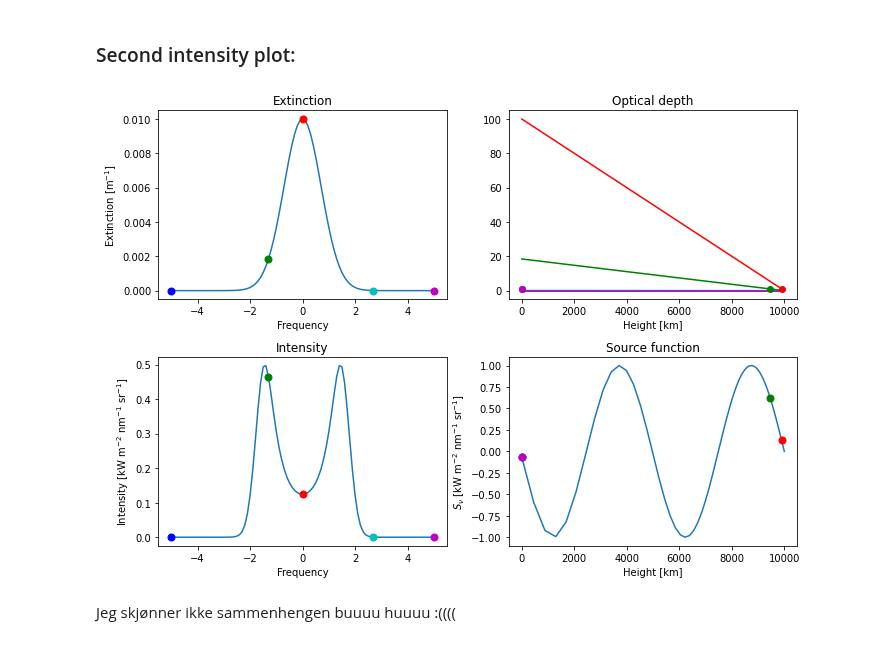
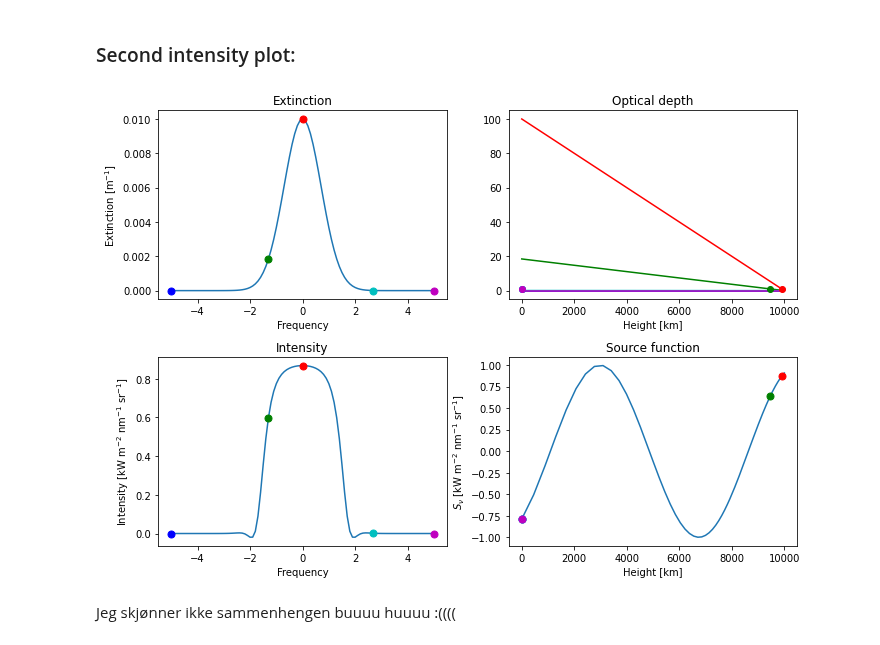
Before and after one commit to Rachelstiansen/AST4310, a Jupyter notebook: project work/project1/project1_student.ipynb, the cells around one changed output. Cells and saved outputs as stored; diff of their text form; code cells hidden in the pictures.

Commit message:
little closer second plot, amybe?

```diff
--- a/project work/project1/project1_student.ipynb
+++ b/project work/project1/project1_student.ipynb
@@ -146,24 +146,24 @@ From here we tweaked the parameters to resemble the figure as much as possible.
 # %%
 """extinction = (5 * np.exp(- freq ** 2) + 4 * np.exp(- 5 * (freq + 3) ** 2) + np.exp(- (freq - 1) ** 2)) / units.m
 
 extinction2 = np.tile(extinction, ((len(depth)), 1))
 source_function2 = (0.01 * np.log10(depth.value)**4 + 0.4*  np.log10(depth.value)**3 + 0.5 * np.log10(depth.value)**2 + 0.1 * np.log10(depth.value) + 50)* i_units
 """
 
 # build the source function
 #source_function2 = (depth.value**4 - 20 * depth.value) * i_units # source function 1, linear
-source_function2 = (np.sin(depth.value/8e2)) * i_units
+source_function2 = (np.sin(depth.value/1.2e3 + 2)) * i_units
 
 # build the extinction 8
 #extinction2 = (np.exp(- 3 * freq**2) + 0.2 * np.exp(-1.5 * (freq - 3)**2) + 0.7 * np.exp(- 7 * (freq + 2)**2)) / units.m / 100
 #extinction2 = np.tile(extinction2, ((len(depth)), 1))
 
 extinction2 = (np.exp(- freq ** 2)) / units.m / 100
 extinction2 = np.tile(extinction2, ((len(depth)), 1))
 
 four_panel_diagram(freq, height, source_function2, extinction2, tau=None, intensity=None)
 # %% [output]
-[figure, old version]
+[figure, new version]
 # %% [markdown]
 Jeg skjønner ikke sammenhengen buuuu huuuu :((((
 # %% [markdown]
```
